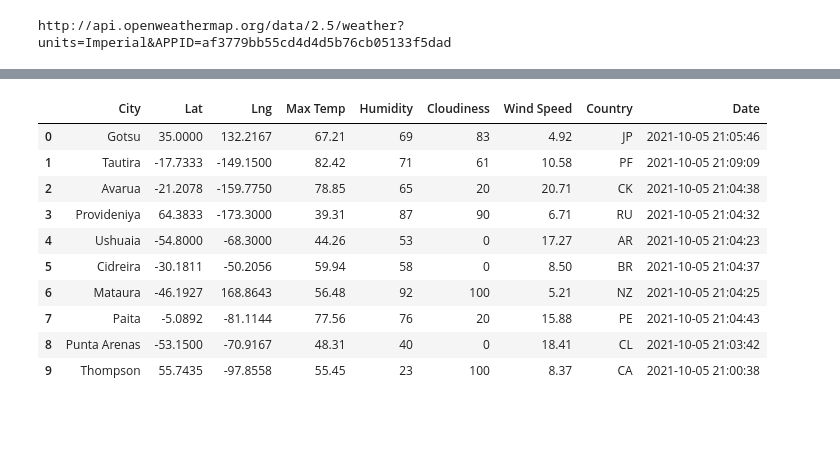
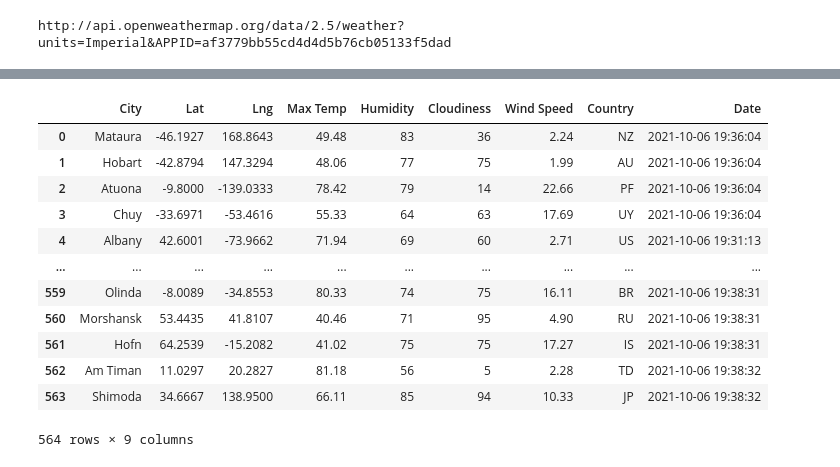
Before and after one commit to varunrao10/World_Weather_Analysis, a Jupyter notebook: API_practice.ipynb, the cells around one changed output, grey strips where cells are left out. Cells and saved outputs as stored; diff of their text form; code cells hidden in the pictures; blank space fills up the shorter version.

```diff
--- a/API_practice.ipynb
+++ b/API_practice.ipynb
@@ -182,19 +212,21 @@ Data Retrieval Complete
 # %%
 # Convert the array of dictionaries to a Pandas DataFrame.
 city_data_df = pd.DataFrame(city_data)
-city_data_df.head(10)
+city_data_df
 # %% [output]
 |  | City | Lat | Lng | Max Temp | Humidity | Cloudiness | Wind Speed | Country | Date |
-| 0 | Gotsu | 35.0000 | 132.2167 | 67.21 | 69 | 83 | 4.92 | JP | 2021-10-05 21:05:46 |
-| 1 | Tautira | -17.7333 | -149.1500 | 82.42 | 71 | 61 | 10.58 | PF | 2021-10-05 21:09:09 |
-| 2 | Avarua | -21.2078 | -159.7750 | 78.85 | 65 | 20 | 20.71 | CK | 2021-10-05 21:04:38 |
-| 3 | Provideniya | 64.3833 | -173.3000 | 39.31 | 87 | 90 | 6.71 | RU | 2021-10-05 21:04:32 |
-| 4 | Ushuaia | -54.8000 | -68.3000 | 44.26 | 53 | 0 | 17.27 | AR | 2021-10-05 21:04:23 |
-| 5 | Cidreira | -30.1811 | -50.2056 | 59.94 | 58 | 0 | 8.50 | BR | 2021-10-05 21:04:37 |
-| 6 | Mataura | -46.1927 | 168.8643 | 56.48 | 92 | 100 | 5.21 | NZ | 2021-10-05 21:04:25 |
-| 7 | Paita | -5.0892 | -81.1144 | 77.56 | 76 | 20 | 15.88 | PE | 2021-10-05 21:04:43 |
-| 8 | Punta Arenas | -53.1500 | -70.9167 | 48.31 | 40 | 0 | 18.41 | CL | 2021-10-05 21:03:42 |
-| 9 | Thompson | 55.7435 | -97.8558 | 55.45 | 23 | 100 | 8.37 | CA | 2021-10-05 21:00:38 |
+| 0 | Mataura | -46.1927 | 168.8643 | 49.48 | 83 | 36 | 2.24 | NZ | 2021-10-06 19:36:04 |
+| 1 | Hobart | -42.8794 | 147.3294 | 48.06 | 77 | 75 | 1.99 | AU | 2021-10-06 19:36:04 |
+| 2 | Atuona | -9.8000 | -139.0333 | 78.42 | 79 | 14 | 22.66 | PF | 2021-10-06 19:36:04 |
+| 3 | Chuy | -33.6971 | -53.4616 | 55.33 | 64 | 63 | 17.69 | UY | 2021-10-06 19:36:04 |
+| 4 | Albany | 42.6001 | -73.9662 | 71.94 | 69 | 60 | 2.71 | US | 2021-10-06 19:31:13 |
+| ... | ... | ... | ... | ... | ... | ... | ... | ... | ... |
+| 559 | Olinda | -8.0089 | -34.8553 | 80.33 | 74 | 75 | 16.11 | BR | 2021-10-06 19:38:31 |
+| 560 | Morshansk | 53.4435 | 41.8107 | 40.46 | 71 | 95 | 4.90 | RU | 2021-10-06 19:38:31 |
+| 561 | Hofn | 64.2539 | -15.2082 | 41.02 | 75 | 75 | 17.27 | IS | 2021-10-06 19:38:31 |
+| 562 | Am Timan | 11.0297 | 20.2827 | 81.18 | 56 | 5 | 2.28 | TD | 2021-10-06 19:38:32 |
+| 563 | Shimoda | 34.6667 | 138.9500 | 66.11 | 85 | 94 | 10.33 | JP | 2021-10-06 19:38:32 |
+564 rows × 9 columns
 # %%
 new_column_order = ["City", "Country", "Date", "Lat", "Lng", "Max Temp", "Humidity", "Cloudiness", "Wind Speed"]
 city_data_df = city_data_df[new_column_order]
```
Also changed, not shown: parts of 10 cells of this notebook, 6 other files.
